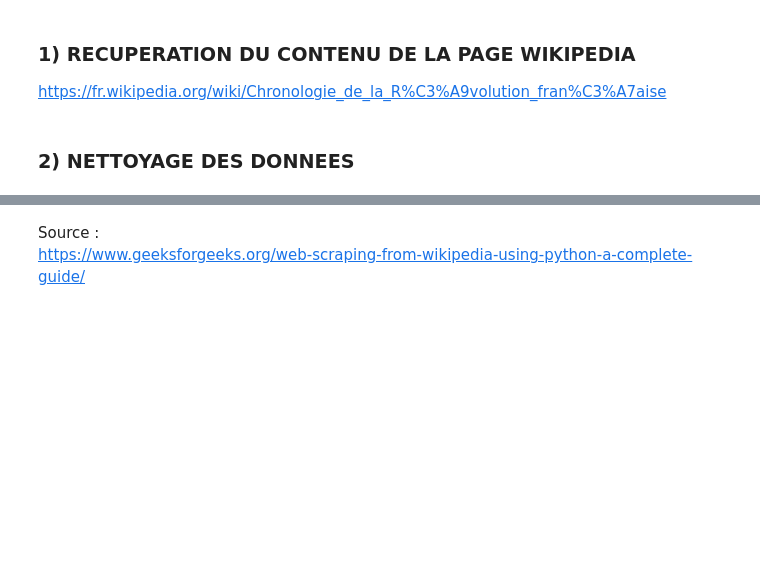
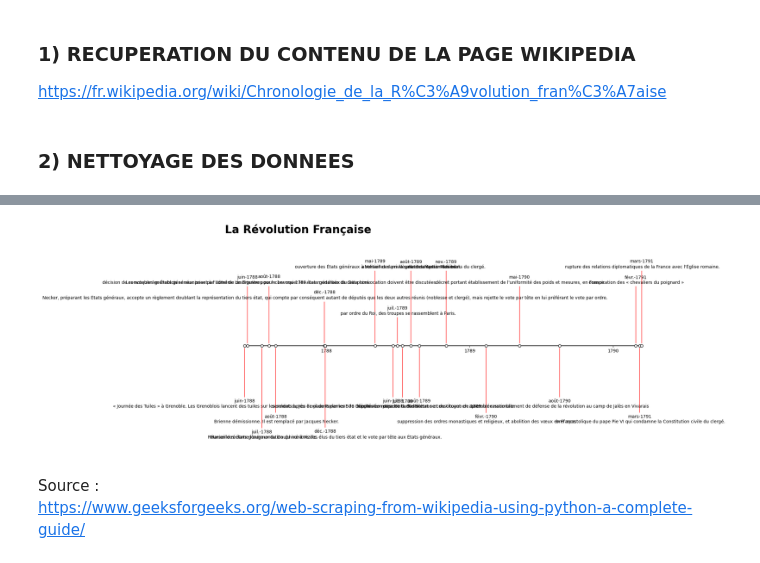
Before and after one commit to GUIAT/Frise-Chronologique-Revolution-Francaise, a Jupyter notebook: Frise Chronologique Revolution Francaise - 20240908.ipynb, the cells around one changed output, grey strips where cells are left out. Saved outputs shown, nothing was run; the diff lists cells and outputs as text; code cells hidden in the pictures; blank space fills up the shorter version.

```diff
--- a/Frise Chronologique Revolution Francaise - 20240908.ipynb
+++ b/Frise Chronologique Revolution Francaise - 20240908.ipynb
@@ -204,3 +255,28 @@ print(df2)
+# %%
+import matplotlib.pyplot as plt
+
+fig, ax = plt.subplots(figsize=(18,9))
+
+ax.plot(df2["datetimeParse"], [0,]* len(df2), "-o", color="black", markerfacecolor="white");
+
+ax.set_xticks(pd.date_range("1788-06-07", "1791-03-15", freq="YS"), range(1788, 1791));
+ax.set_ylim(-7,7);
+
+for idx in range(len(df2)):
+    dt, evenement, level = df2["datetimeParse"][idx], df2["Evenement"][idx], df2["level"][idx]
+    dt_str = dt.strftime("%b-%Y")
+    ax.annotate(dt_str + "\n" + evenement, xy=(dt, 0.1 if level>0 else -0.1),xytext=(dt, level),
+                arrowprops=dict(arrowstyle="-",color="red", linewidth=1),
+                ha="center"
+               );
+
+ax.spines[["left", "top", "right", "bottom"]].set_visible(False);
+ax.spines[["bottom"]].set_position(("axes", 0.5));
+ax.yaxis.set_visible(False);
+ax.set_title("La Révolution Française", pad=10, loc="left", fontsize=25, fontweight="bold");
+plt.savefig('RevFr.png')
+# %% [output]
+[figure, added]
 # %% [markdown]
 Source : <br>
 https://www.geeksforgeeks.org/web-scraping-from-wikipedia-using-python-a-complete-guide/ <br>
```
Also changed, not shown: parts of 3 cells of this notebook.
